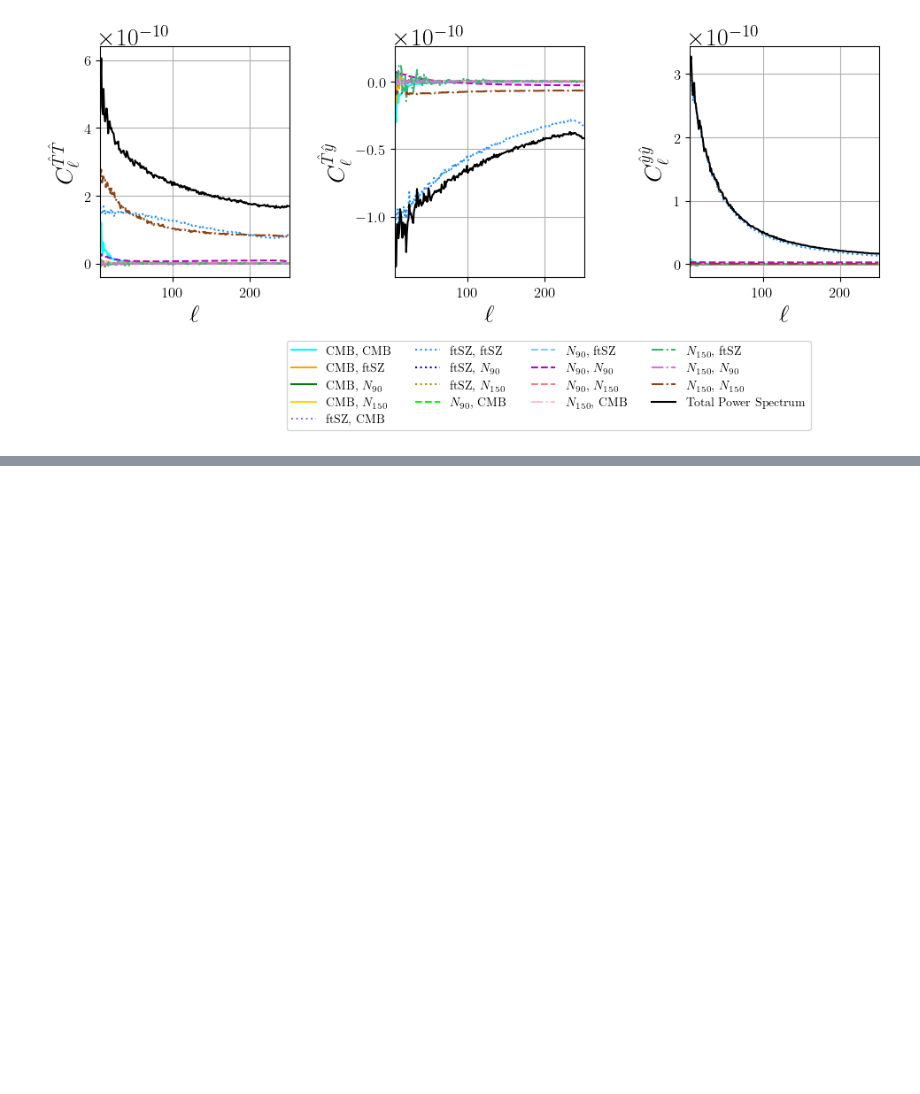
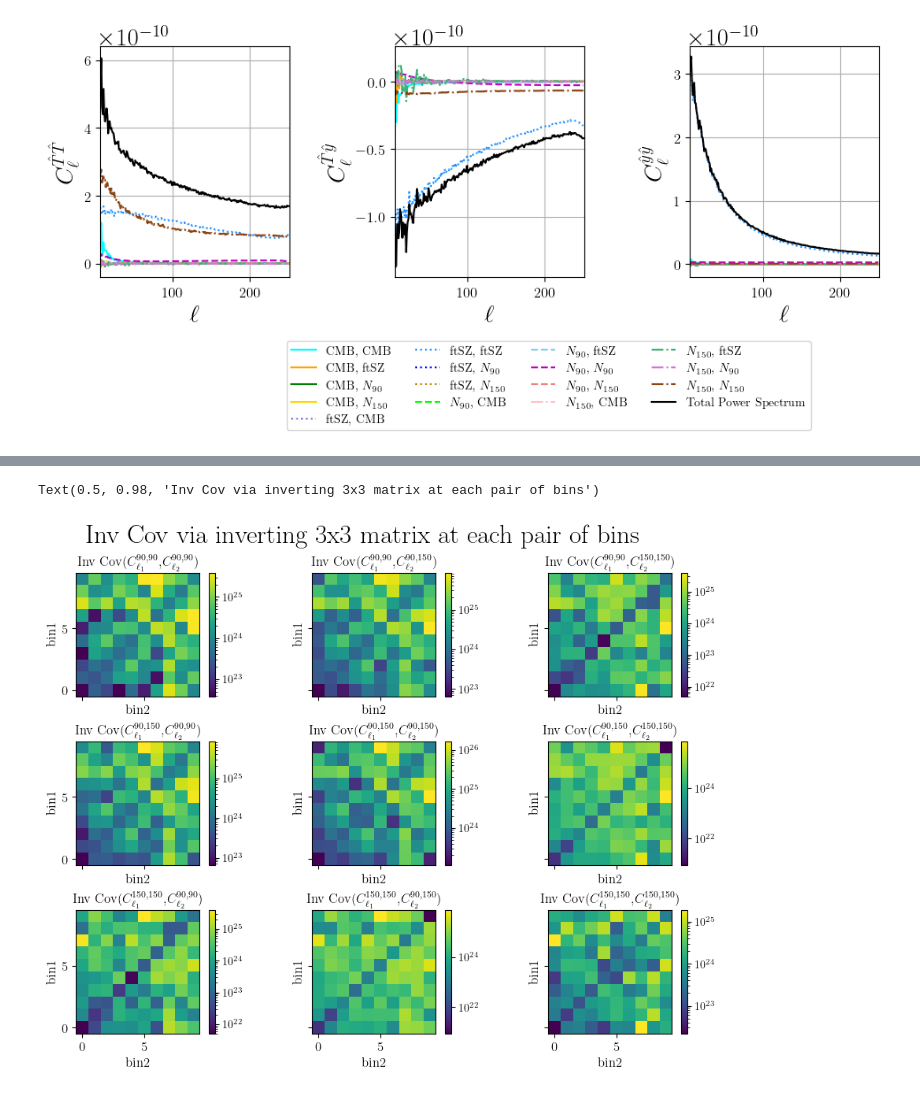
Before and after one commit to kmsurrao/NILC-Inference-Pipeline, a Jupyter notebook: notebooks/pipeline_plotting_examples.ipynb, the cells around one changed output, grey strips where cells are left out. Saved outputs shown, nothing was run; the diff lists cells and outputs as text; code cells hidden in the pictures; blank space fills up the shorter version.

```diff
--- a/notebooks/pipeline_plotting_examples.ipynb
+++ b/notebooks/pipeline_plotting_examples.ipynb
@@ -763,0 +987,24 @@ array([0.25      , 0.41666667, 0.58333333, 0.75      , 0.91666667,
+# %%
+fig, axs = plt.subplots(3,3, figsize=(9,7), sharex=True, sharey=True, layout='constrained')
+axs = axs.flatten()
+ax = 0
+start = 5
+PS_strings1 = [r'$C_{\ell_1}^{90,90}$', r'$C_{\ell_1}^{90,150}$', r'$C_{\ell_1}^{150,150}$']
+PS_strings2 = [r'$C_{\ell_2}^{90,90}$', r'$C_{\ell_2}^{90,150}$', r'$C_{\ell_2}^{150,150}$']
+for p in range(3):
+    for q in range(3):
+        plt.axes(axs[ax])
+        plt.imshow(np.abs(PScov_sim_Inv_invert3x3[:,:,p,q]), norm=LogNorm(),origin='lower')
+#         plt.imshow(PScov_sim_Inv[:,:,p,q],origin='lower')
+        cbar = plt.colorbar()
+        cbar.ax.tick_params(labelsize=10)
+        ax += 1
+        plt.xticks(fontsize=12)
+        plt.yticks(fontsize=12)
+        plt.xlabel('bin2', fontsize=12)
+        plt.ylabel('bin1', fontsize=12)
+        plt.title(f'Inv Cov({PS_strings1[p]},{PS_strings2[q]})', fontsize=12)
+plt.suptitle('Inv Cov via inverting 3x3 matrix at each pair of bins')
+# %% [output]
+Text(0.5, 0.98, 'Inv Cov via inverting 3x3 matrix at each pair of bins')
+[figure, added]
```
Also changed, not shown: parts of 57 cells of this notebook, 5 other files.
